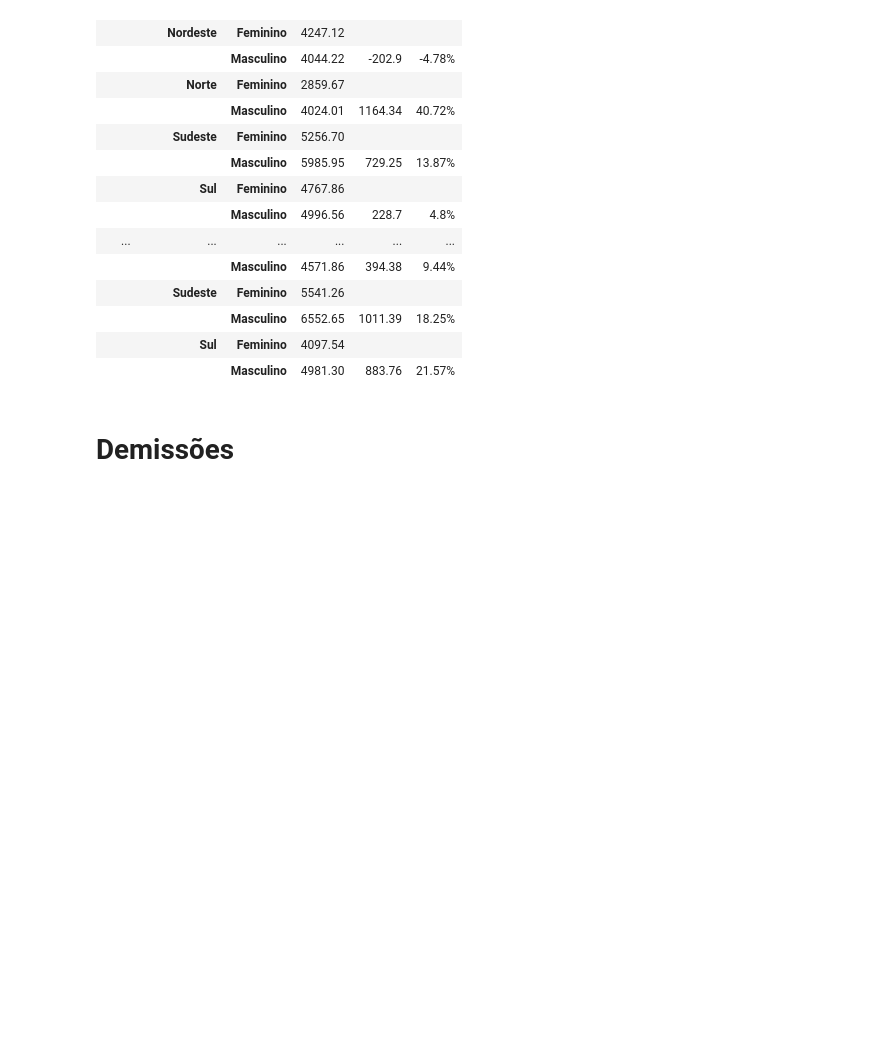
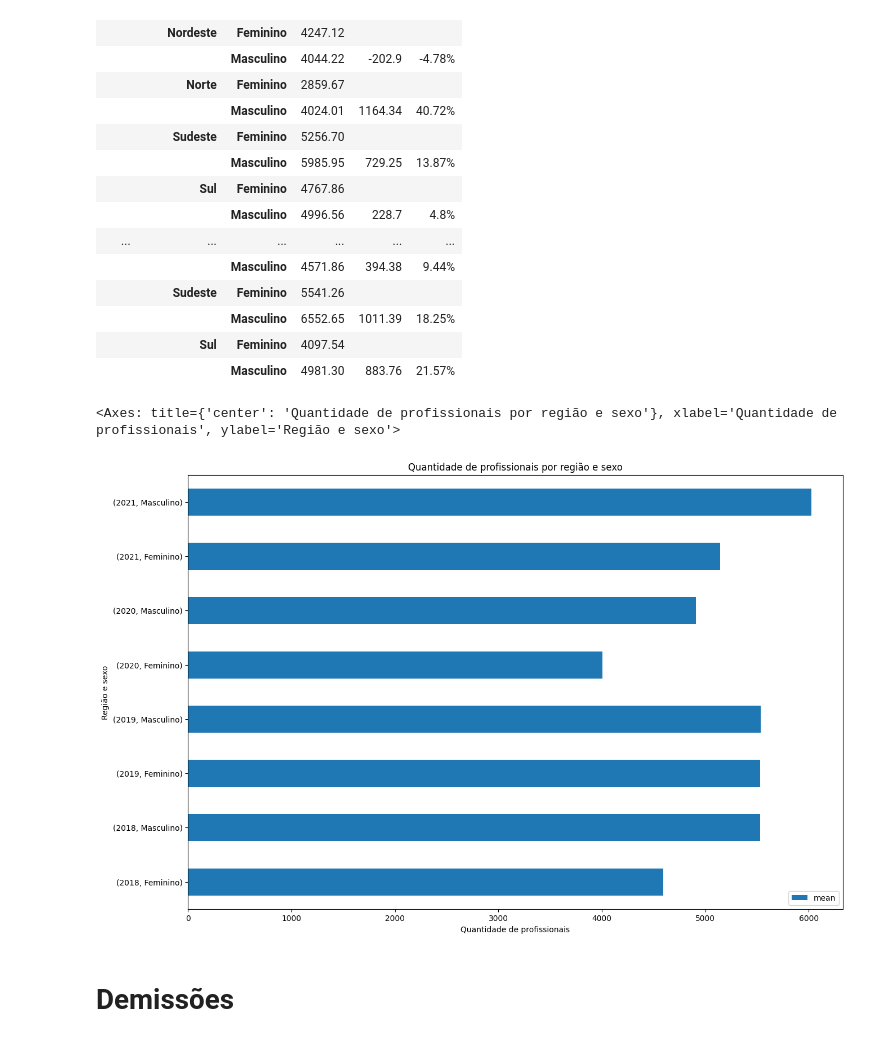
Before and after one commit to celiudos/unb_artigo_mineracao_dados, a Jupyter notebook: src/analise_profissionais_ti_genero.ipynb, the cells around one changed output. Drawn from its saved outputs; the diff is of its cells as text; code cells hidden in the pictures; blank space fills up the shorter version.

```diff
--- a/src/analise_profissionais_ti_genero.ipynb
+++ b/src/analise_profissionais_ti_genero.ipynb
@@ -201,6 +201,21 @@ df_ana_r
 |  |  | Masculino | 6552.65 | 1011.39 | 18.25% |
 |  | Sul | Feminino | 4097.54 |  |  |
 |  |  | Masculino | 4981.30 | 883.76 | 21.57% |
+# %%
+# plot a grapth of df_ana_d by ano and regiao
+df_ana_r = gerar_estaticas(
+    df_ana, cols_agg=["ano", "sexo"], new_col_estat=["mean"])
+
+# cross table of the graph below
+# df_ana_r = df_ana_r.T
+
+df_ana_r.plot(kind="barh", figsize=(15, 10),
+              title="Quantidade de profissionais por região e sexo",
+              xlabel="Quantidade de profissionais",
+              ylabel="Região e sexo")
+# %% [output]
+<Axes: title={'center': 'Quantidade de profissionais por região e sexo'}, xlabel='Quantidade de profissionais', ylabel='Região e sexo'>
+[figure, added]
 # %%
 # export to table in latex to 2 decimal places
 
```
Also changed, not shown: parts of 3 cells of this notebook.
